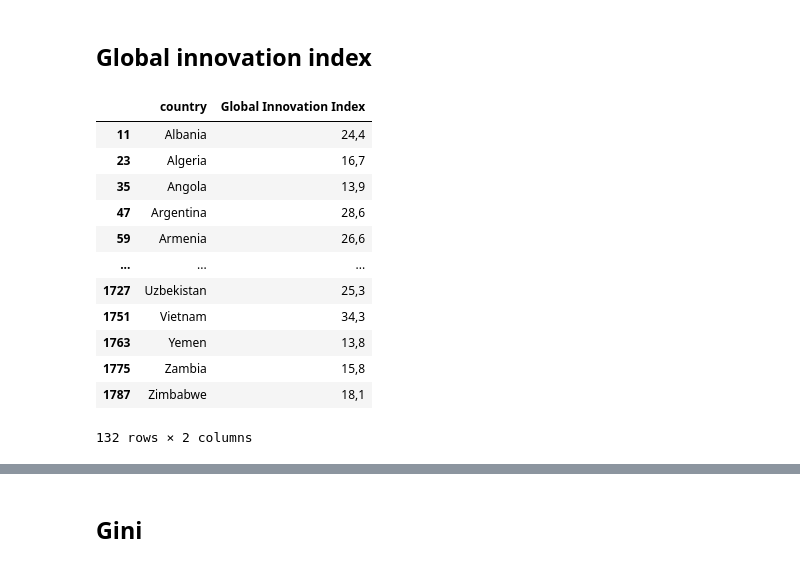
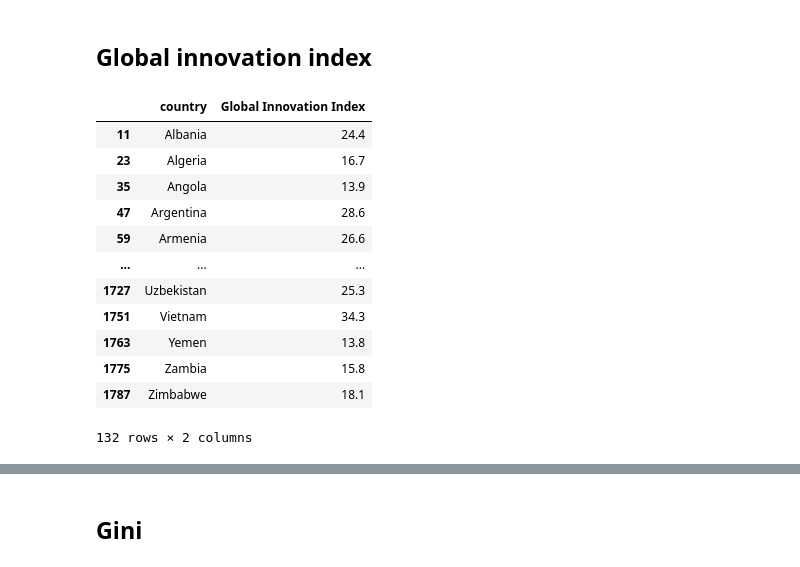
Before and after one commit to saraborello/billionaire-country-hotspots, a Jupyter notebook: notebooks/data_processing.ipynb, the cells around one changed output, grey strips where cells are left out. Cells and saved outputs as stored; diff of their text form; code cells hidden in the pictures.

```diff
--- a/notebooks/data_processing.ipynb
+++ b/notebooks/data_processing.ipynb
@@ -454,26 +455,26 @@ rows_with_missing
 # %%
 # Import global innovation index
 
-df_innovation_index = pd.read_csv("C:/Users/keita/git/DataVis/data/raw/global_innovation_index.csv", sep=";", usecols=["Economies", "Year", "Global Innovation Index"])
+df_innovation_index = pd.read_csv("C:/Users/keita/git/DataVis/data/raw/global_innovation_index.csv", sep=";", decimal=',', usecols=["Economies", "Year", "Global Innovation Index"])
 df_innovation_index = df_innovation_index[df_innovation_index["Year"] == 2022]
 df_innovation_index.dropna(subset=['Global Innovation Index'], inplace=True)
 df_innovation_index.drop(columns=['Year'], inplace=True)
 df_innovation_index["Economies"] = df_innovation_index["Economies"].apply(lambda country: coco.convert(names=country, to='name_short'))
 df_innovation_index = df_innovation_index.rename(columns={'Economies': 'country'})
 df_innovation_index
 # %% [output]
 |  | country | Global Innovation Index |
-| 11 | Albania | 24,4 |
-| 23 | Algeria | 16,7 |
-| 35 | Angola | 13,9 |
-| 47 | Argentina | 28,6 |
-| 59 | Armenia | 26,6 |
+| 11 | Albania | 24.4 |
+| 23 | Algeria | 16.7 |
+| 35 | Angola | 13.9 |
+| 47 | Argentina | 28.6 |
+| 59 | Armenia | 26.6 |
 | ... | ... | ... |
-| 1727 | Uzbekistan | 25,3 |
-| 1751 | Vietnam | 34,3 |
-| 1763 | Yemen | 13,8 |
-| 1775 | Zambia | 15,8 |
-| 1787 | Zimbabwe | 18,1 |
+| 1727 | Uzbekistan | 25.3 |
+| 1751 | Vietnam | 34.3 |
+| 1763 | Yemen | 13.8 |
+| 1775 | Zambia | 15.8 |
+| 1787 | Zimbabwe | 18.1 |
 132 rows × 2 columns
 # %%
 # Merge Global Innovation Index
```
Also changed, not shown: parts of 7 cells of this notebook, 2 other files.
